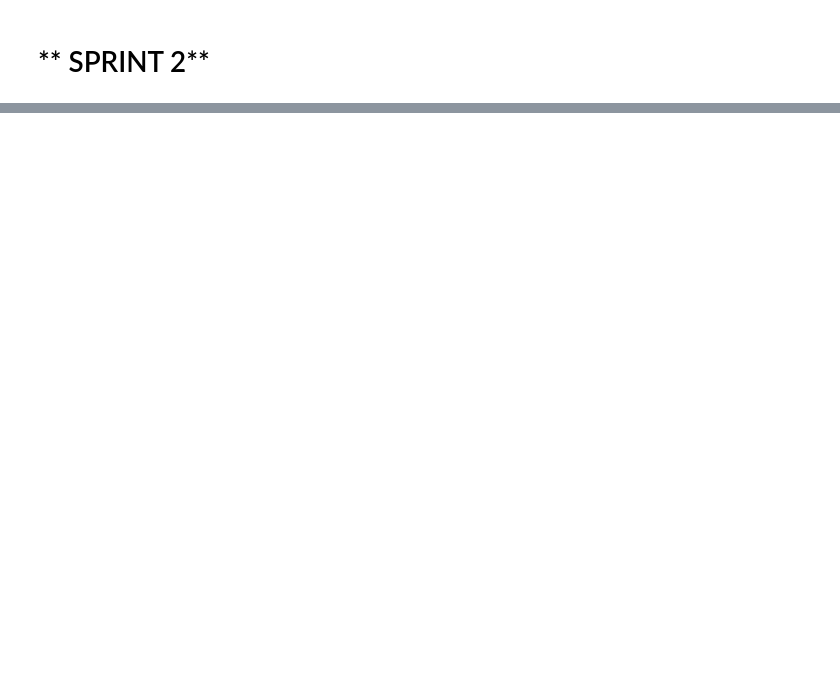
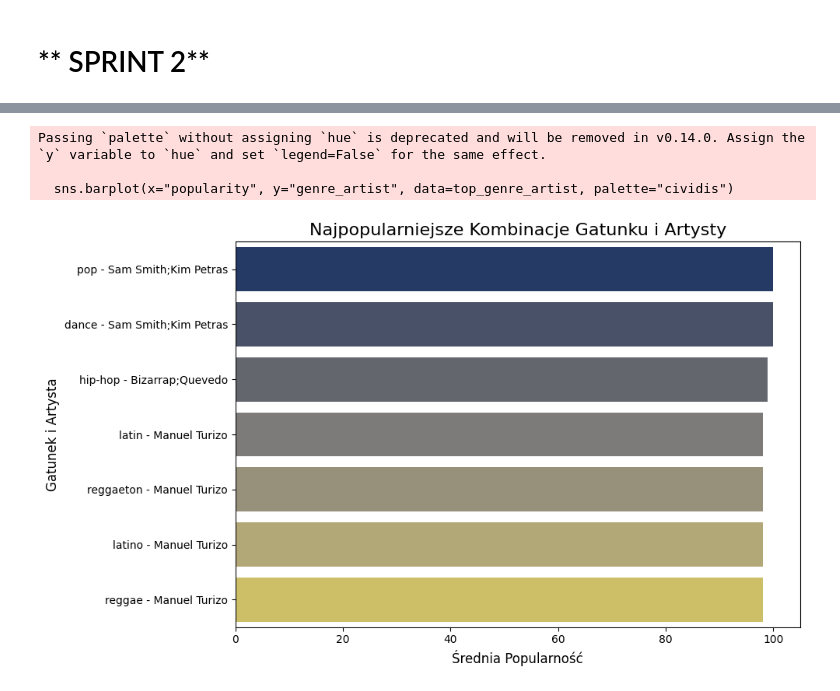
Before and after one commit to robsmokos/Projekt_Zlozony_v3, a Jupyter notebook: Projekt_Zlozony_3.ipynb, the cells around one changed output, grey strips where cells are left out. Cells and saved outputs as stored; diff of their text form; code cells hidden in the pictures; blank space fills up the shorter version.

```diff
--- a/Projekt_Zlozony_3.ipynb
+++ b/Projekt_Zlozony_3.ipynb
@@ -332,0 +412,26 @@ Analiza rozkładu zmiennych kategorycznych:
+# %%
+
+# Grupowanie danych według gatunku i artysty, obliczenie średniej popularności
+genre_artist_popularity = data.groupby(["track_genre", "artists"], as_index=False)["popularity"].mean()
+top_genre_artist = genre_artist_popularity.sort_values(by="popularity", ascending=False).head(7)
+
+# Dodanie kolumny łączącej gatunek i artystę
+top_genre_artist['genre_artist'] = top_genre_artist['track_genre'] + " - " + top_genre_artist['artists']
+
+# Tworzenie wykresu
+plt.figure(figsize=(10, 6))
+sns.barplot(x="popularity", y="genre_artist", data=top_genre_artist, palette="cividis")
+
+# Dodanie tytułów i etykiet w języku polskim
+plt.title("Najpopularniejsze Kombinacje Gatunku i Artysty", fontsize=16)
+plt.xlabel("Średnia Popularność", fontsize=12)
+plt.ylabel("Gatunek i Artysta", fontsize=12)
+
+# Dopasowanie układu
+plt.tight_layout()
+plt.show()
+# %% [output]
+Passing `palette` without assigning `hue` is deprecated and will be removed in v0.14.0. Assign the `y` variable to `hue` and set `legend=False` for the same effect.
+
+  sns.barplot(x="popularity", y="genre_artist", data=top_genre_artist, palette="cividis")
+[figure, added]
```
Also changed, not shown: parts of 6 cells of this notebook.
